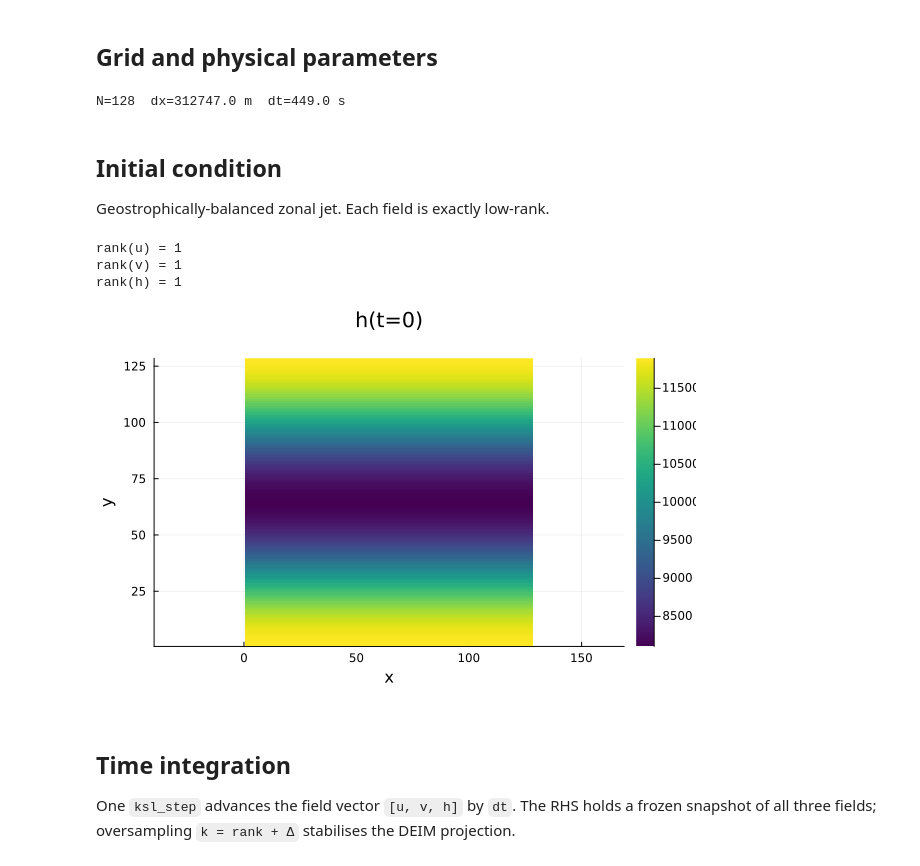
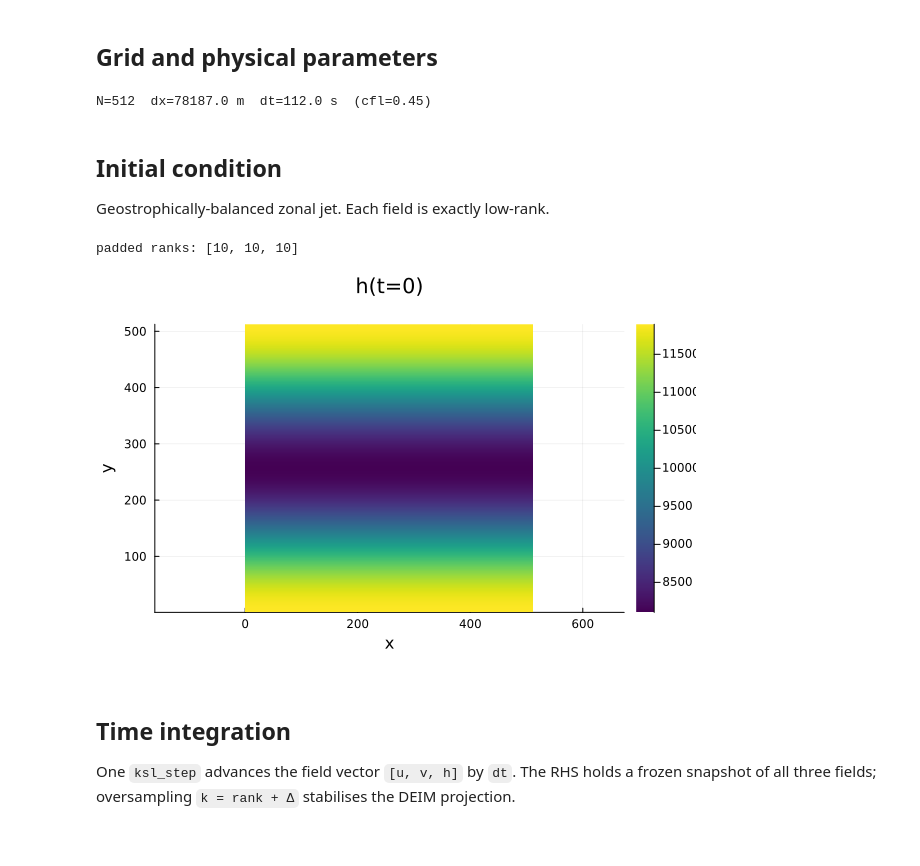
Before and after one commit to Tretyak0ID/DLRA-DEIM, a Jupyter notebook: SWM_run.ipynb, the cells around one changed output. Saved outputs shown, nothing was run; the diff lists cells and outputs as text; code cells hidden in the pictures.

```diff
--- a/SWM_run.ipynb
+++ b/SWM_run.ipynb
@@ -17,7 +19,7 @@ using .KSLMatrixSolver
 # %% [markdown]
 ## Grid and physical parameters
 # %%
-N     = 128
+N     = 512
 radz  = 6371.22e3
 grav  = 9.80616
 omega = 7.292e-5
@@ -27,13 +29,17 @@ Lx    = 2π * radz
 dx    = Lx / N
 U0    = 20.0
 
-# CFL-limited explicit timestep (gravity-wave speed sqrt(g*H0))
-dt = 0.45 * dx / sqrt(grav * H0)
+# Gravity-wave CFL timestep. cfl=0.45 (the leapfrog reference value) is far too
+# aggressive for this KSL+RK4 scheme — it diverges in tens of steps even with an
+# exactly-preserved IC. cfl=0.1 lasts ~700 steps before a slow instability grows;
+# cfl=0.05 is stable for 1000+ steps (mass drift ~1e-8 throughout).
+cfl = 0.45
+dt  = cfl * dx / sqrt(grav * H0)
 
 params = SWEParams(dx=dx, grav=grav, fcor=pcori)
-println("N=$N  dx=$(round(dx)) m  dt=$(round(dt)) s")
+println("N=$N  dx=$(round(dx)) m  dt=$(round(dt)) s  (cfl=$cfl)")
 # %% [output]
-N=128  dx=312747.0 m  dt=449.0 s
+N=512  dx=78187.0 m  dt=112.0 s  (cfl=0.45)
 # %% [markdown]
 ## Initial condition
 
@@ -41,17 +47,39 @@ Geostrophically-balanced zonal jet. Each field is exactly low-rank.
 # %%
 u, v, h = get_lr_geostrophic(N, dx; U0=U0, grav=grav, pcori=pcori, H0=H0)
 
-println("rank(u) = ", LowRank.rank(u))
-println("rank(v) = ", LowRank.rank(v))
-println("rank(h) = ", LowRank.rank(h))
+# The geostrophic IC is exactly rank 1, so a fixed-rank-1 DLRA run can never
+# develop 2D structure. Pad each field up to rank `r` WITHOUT perturbing it:
+# append (r - rank) orthonormal basis columns to U and V with ZERO singular
+# values. The dense field is unchanged; the integrator just gets empty modes
+# to populate. (Adding random noise instead seeds a grid-scale instability.)
+function zero_pad(Y::LRMat{T}, r::Int; rng=Random.default_rng()) where {T}
+    n1, n2 = size(Y)
+    r0 = LowRank.rank(Y)
+    r <= r0 && return Y
+    add = r - r0
 
-heatmap(dense(h)', aspect_ratio=1, c=:viridis, title="h(t=0)",
+    Uext = randn(rng, n1, add); Uext .-= Y.U * (Y.U' * Uext)
+    Uext = Matrix(qr(Uext).Q)[:, 1:add]
+    Vext = randn(rng, n2, add); Vext .-= Y.V * (Y.V' * Vext)
+    Vext = Matrix(qr(Vext).Q)[:, 1:add]
+
+    U = hcat(Y.U, Uext)
+    V = hcat(Y.V, Vext)
+    S = zeros(T, r, r); S[1:r0, 1:r0] .= Y.S
+    return LRMat(U, S, V)
+end
+
+r   = 10
+rng = MersenneTwister(1)
+Ys  = [zero_pad(u, r; rng=rng), zero_pad(v, r; rng=rng), zero_pad(h, r; rng=rng)]
+
+println("padded ranks: ", [LowRank.rank(Y) for Y in Ys])
+
+heatmap(dense(Ys[3])', aspect_ratio=1, c=:viridis, title="h(t=0)",
         xlabel="x", ylabel="y")
 # %% [output]
-rank(u) = 1
-rank(v) = 1
-rank(h) = 1
+padded ranks: [10, 10, 10]
-[figure, old version]
+[figure, new version]
 # %% [markdown]
 ## Time integration
 
```
Also changed, not shown: parts of 6 cells of this notebook, 2 other files.
